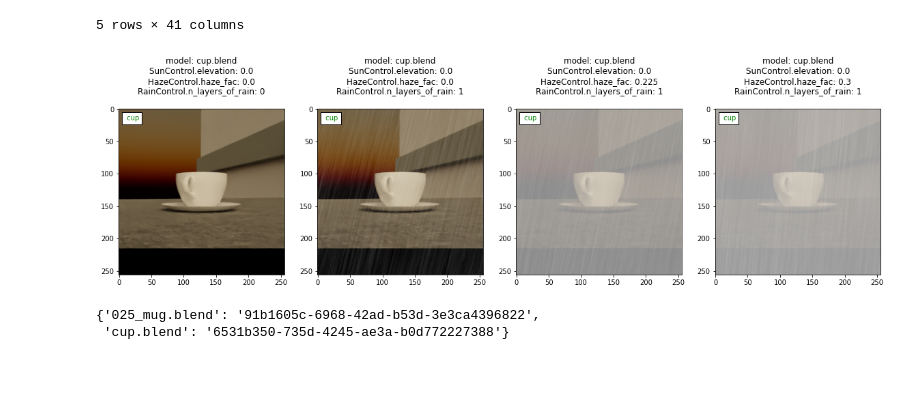
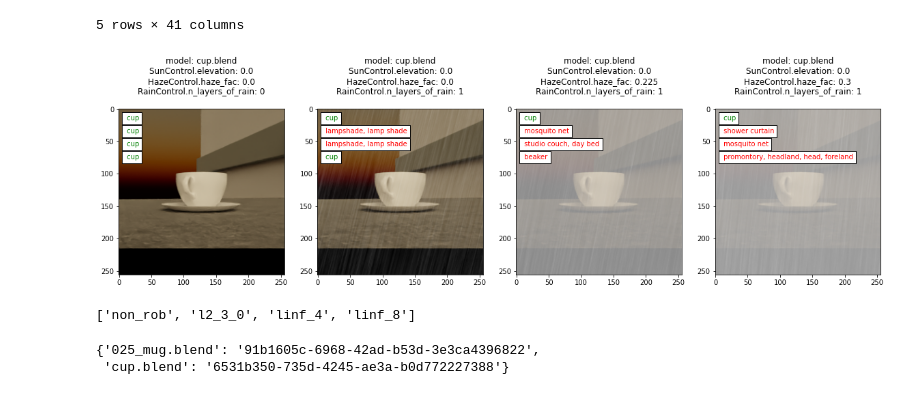
Before and after one commit to lr98769/3db, a Jupyter notebook: experiments/changing_weather/cup_mug/analysis/compare_results.ipynb, the cells around one changed output. Drawn from its saved outputs; the diff is of its cells as text; code cells hidden in the pictures.

Commit message:
updated cross analysis module

```diff
--- a/experiments/changing_weather/cup_mug/analysis/compare_results.ipynb
+++ b/experiments/changing_weather/cup_mug/analysis/compare_results.ipynb
@@ -338,10 +505,14 @@ analysis.getCombinedDf().head()
 # %%
 filter_input = { #inclusive of edges
         "model":"cup.blend",
         "is_correct_non_rob": True,
         "SunControl.elevation": 0
     }
-analysis.getFilteredImages(filter_input,"non_rob", dfs_pred=["non_rob"])
+analysis.showFilteredImages(filter_input)
 # %% [output]
-[figure, old version]
+[figure, new version]
+# %%
+analysis.getDfNames()
+# %% [output]
+['non_rob', 'l2_3_0', 'linf_4', 'linf_8']
 # %%
```
Also changed, not shown: parts of 11 cells of this notebook, 2 other files.
